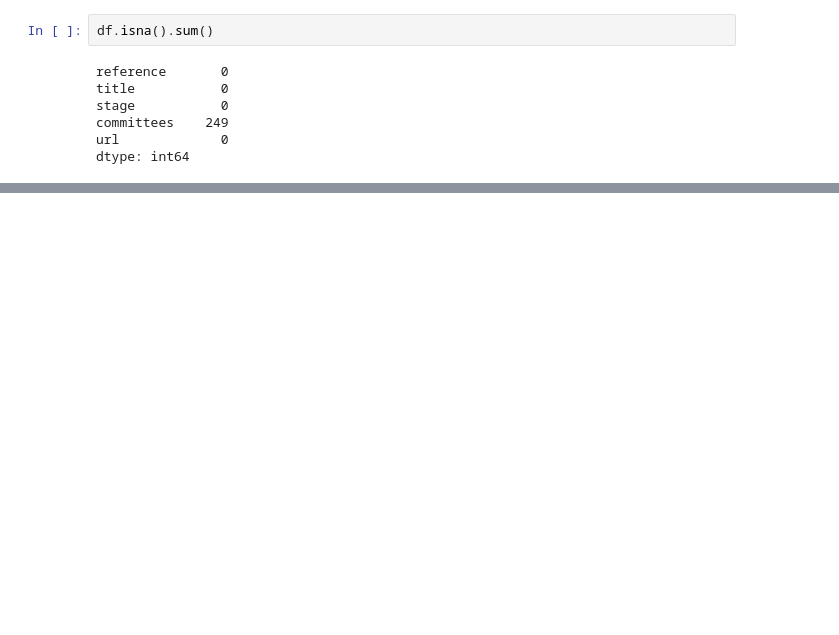
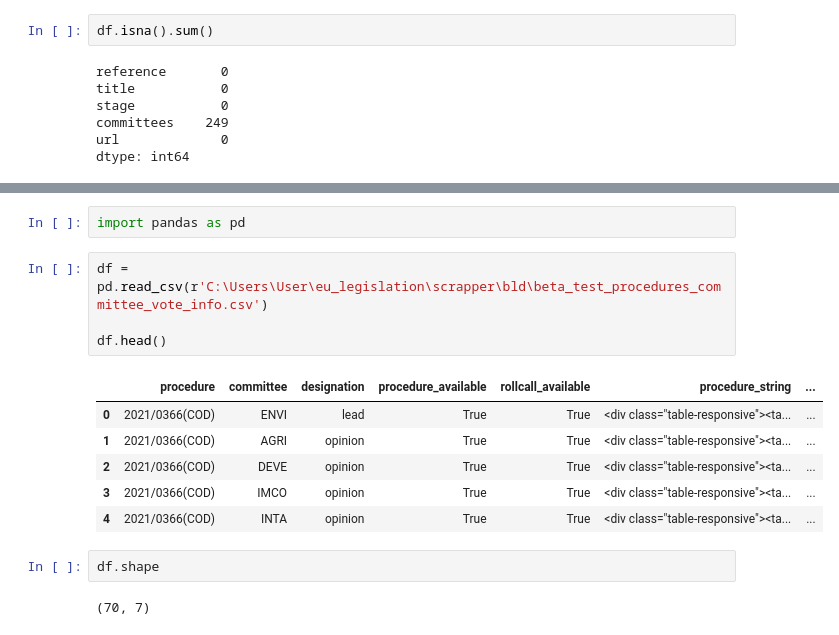
Before and after one commit to Palit2308/eu_legislation, a Jupyter notebook: scrapper/scrape_oeil_landing_page.ipynb, the cells around one changed output, grey strips where cells are left out. Cells and saved outputs as stored; diff of their text form; blank space fills up the shorter version.

```diff
--- a/scrapper/scrape_oeil_landing_page.ipynb
+++ b/scrapper/scrape_oeil_landing_page.ipynb
@@ -1517,0 +3361,17 @@ df.shape
+# %%
+import pandas as pd
+# %%
+df = pd.read_csv(r'C:\Users\User\eu_legislation\scrapper\bld\beta_test_procedures_committee_vote_info.csv')
+
+df.head()
+# %% [output]
+|  | procedure | committee | designation | procedure_available | rollcall_available | procedure_string | ... |
+| 0 | 2021/0366(COD) | ENVI | lead | True | True | <div class="table-responsive"><ta... | ... |
+| 1 | 2021/0366(COD) | AGRI | opinion | True | True | <div class="table-responsive"><ta... | ... |
+| 2 | 2021/0366(COD) | DEVE | opinion | True | True | <div class="table-responsive"><ta... | ... |
+| 3 | 2021/0366(COD) | IMCO | opinion | True | True | <div class="table-responsive"><ta... | ... |
+| 4 | 2021/0366(COD) | INTA | opinion | True | True | <div class="table-responsive"><ta... | ... |
+# %%
+df.shape
+# %% [output]
+(70, 7)
```
Also changed, not shown: parts of 29 cells of this notebook, 3 other files.
